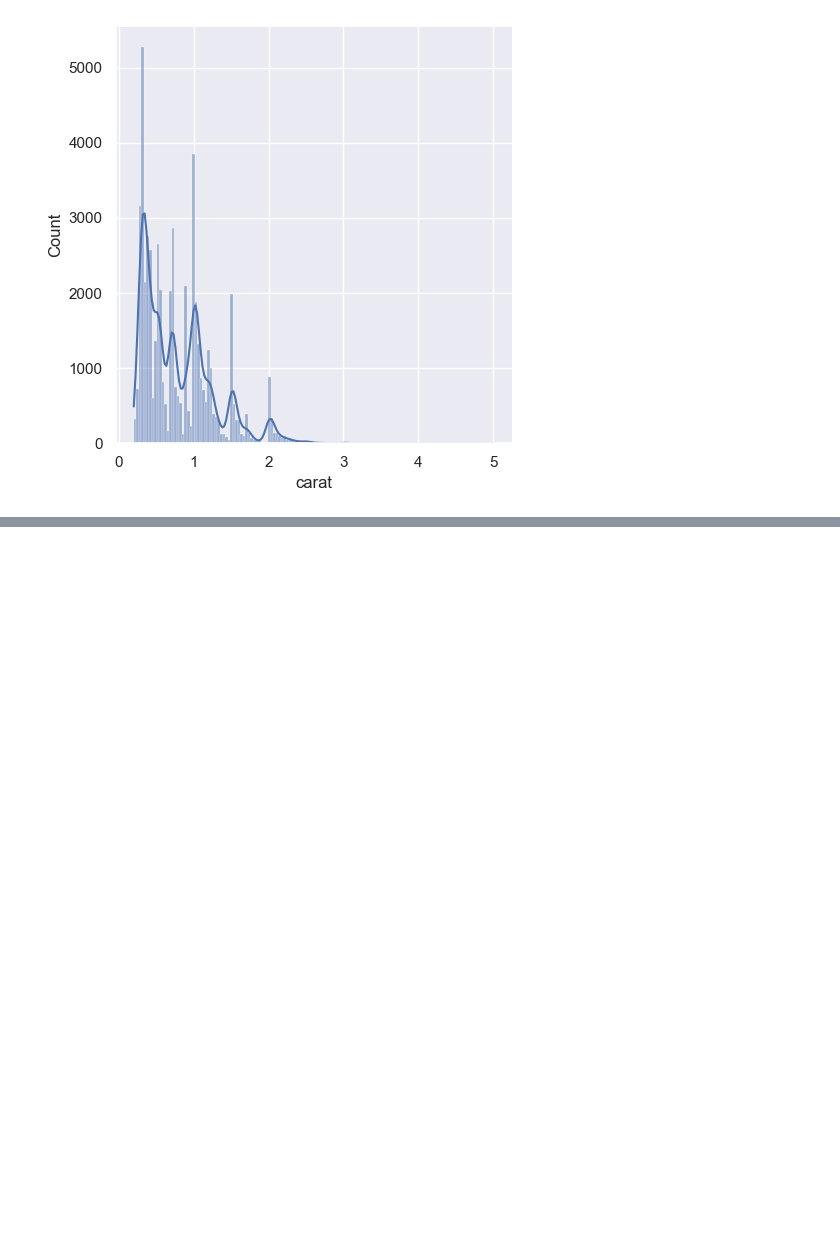
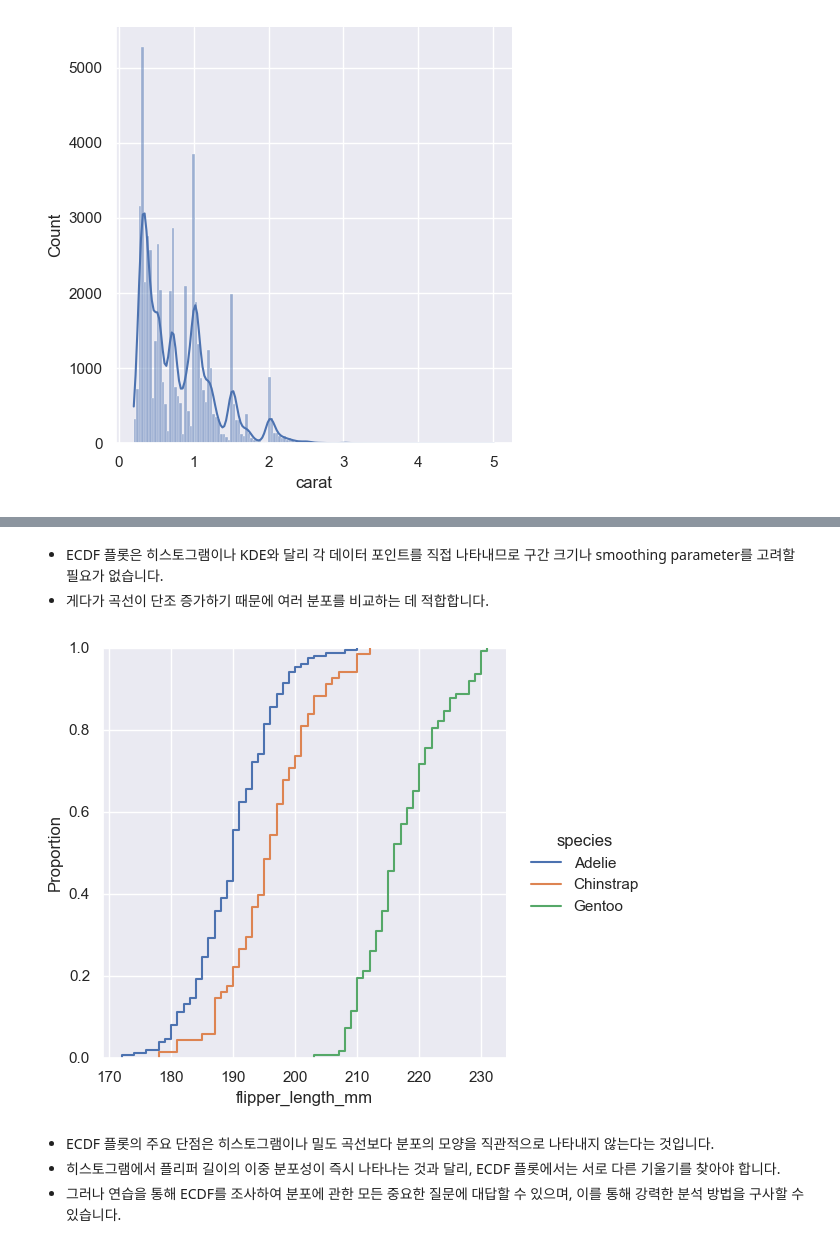
Before and after one commit to kinghy00/Seaborn-Tutorial, a Jupyter notebook: Visualizing_distributions_of_data.ipynb, the cells around one changed output, grey strips where cells are left out. Drawn from its saved outputs; the diff is of its cells as text; code cells hidden in the pictures; blank space fills up the shorter version.

```diff
--- a/Visualizing_distributions_of_data.ipynb
+++ b/Visualizing_distributions_of_data.ipynb
@@ -263,0 +281,11 @@ sns.displot(diamonds, x="carat", kde=True);
+# %% [markdown]
+- ECDF 플롯은 히스토그램이나 KDE와 달리 각 데이터 포인트를 직접 나타내므로 구간 크기나 smoothing parameter를 고려할 필요가 없습니다.
+- 게다가 곡선이 단조 증가하기 때문에 여러 분포를 비교하는 데 적합합니다.
+# %%
+sns.displot(penguins, x="flipper_length_mm", hue="species", kind="ecdf");
+# %% [output]
+[figure, added]
+# %% [markdown]
+- ECDF 플롯의 주요 단점은 히스토그램이나 밀도 곡선보다 분포의 모양을 직관적으로 나타내지 않는다는 것입니다.
+- 히스토그램에서 플리퍼 길이의 이중 분포성이 즉시 나타나는 것과 달리, ECDF 플롯에서는 서로 다른 기울기를 찾아야 합니다.
+- 그러나 연습을 통해 ECDF를 조사하여 분포에 관한 모든 중요한 질문에 대답할 수 있으며, 이를 통해 강력한 분석 방법을 구사할 수 있습니다.
```
Also changed, not shown: parts of 4 cells of this notebook.
